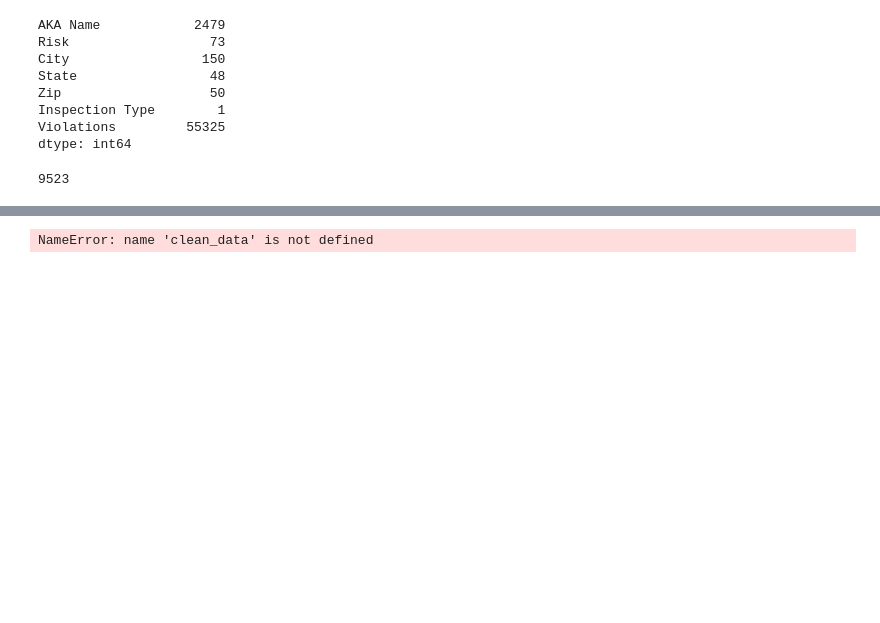
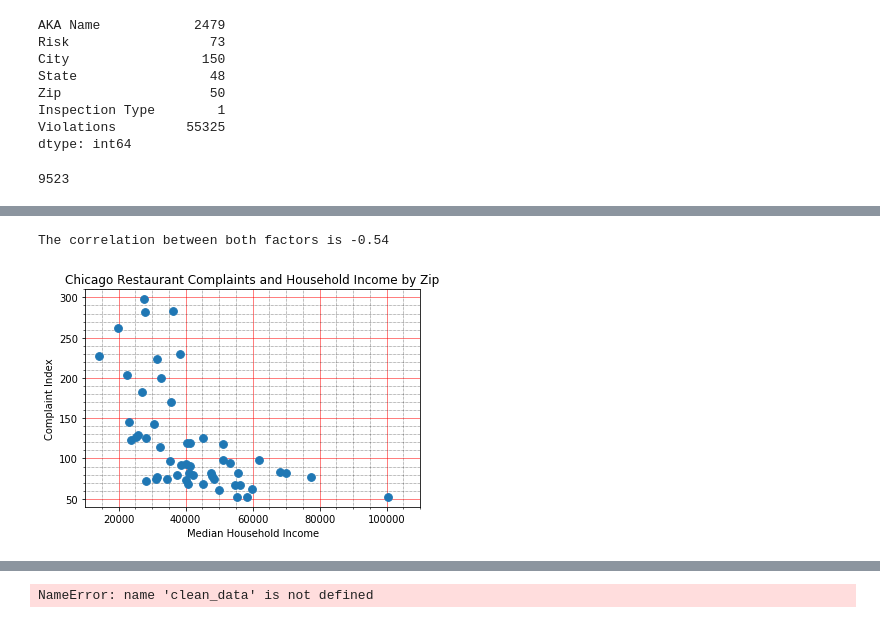
Before and after one commit to kynanl/K.I.K-Project-1, a Jupyter notebook: kynan_restaurant_complaints.ipynb, the cells around one changed output, grey strips where cells are left out. Saved outputs shown, nothing was run; the diff lists cells and outputs as text; code cells hidden in the pictures; blank space fills up the shorter version.

```diff
--- a/kynan_restaurant_complaints.ipynb
+++ b/kynan_restaurant_complaints.ipynb
@@ -252,5 +218,6 @@ relative_inspection_types
 # %%
-# Kynan calculate which zip codes get a disproportional share of complaint based inspections
-relative_inspection_types["Relative Difference"] = relative_inspection_types["Complaint Percent"] - relative_inspection_types["Canvass Percent"]
+# Kynan calculate which zip codes get a disproportional share of complaint based inspections by calculating an expected number of complaints
+relative_inspection_types["Expected Complaints"] = round(relative_inspection_types["Canvass Percent"]/100 * complaint_sum)
+relative_inspection_types["Complaint Index"] = relative_inspection_types["Complaint Raw"]/relative_inspection_types["Expected Complaints"]*100
 # %%
 #Kynan add the differnece to df
@@ -303 +330,22 @@ Int64Index([60601, 60602, 60603, 60604, 60605, 60606, 60607, 60608, 60609,
+# %%
+#Kynan Calculate and Visulize the correlation between restaurant complaint index and median household income per zip
+income = inspection_demo["Income"]
+complaints = inspection_demo["Complaint Index"]
+correlation = st.pearsonr(income, complaints)
+fig, ax = plt.subplots()
+ax.set_axisbelow(True)
+print(f"The correlation between both factors is {round(correlation[0],2)}")
+plt.scatter(income, complaints, marker = "o", s = 60)
+plt.ylim(40, 310)
+plt.xlim(10000, 110000)
+plt.ylabel("Complaint Index")
+plt.xlabel("Median Household Income")
+ax.minorticks_on()
+plt.grid(which='major', linestyle='-', linewidth='0.5', color='red')
+plt.grid(which='minor', linestyle=':', linewidth='0.5', color='black')
+plt.title("Chicago Restaurant Complaints and Household Income by Zip")
+plt.savefig("Income vs. Complaints.png")
+# %% [output]
+The correlation between both factors is -0.54
+[figure, added]
 # %%
```
Also changed, not shown: parts of 26 cells of this notebook, 1 other file.
